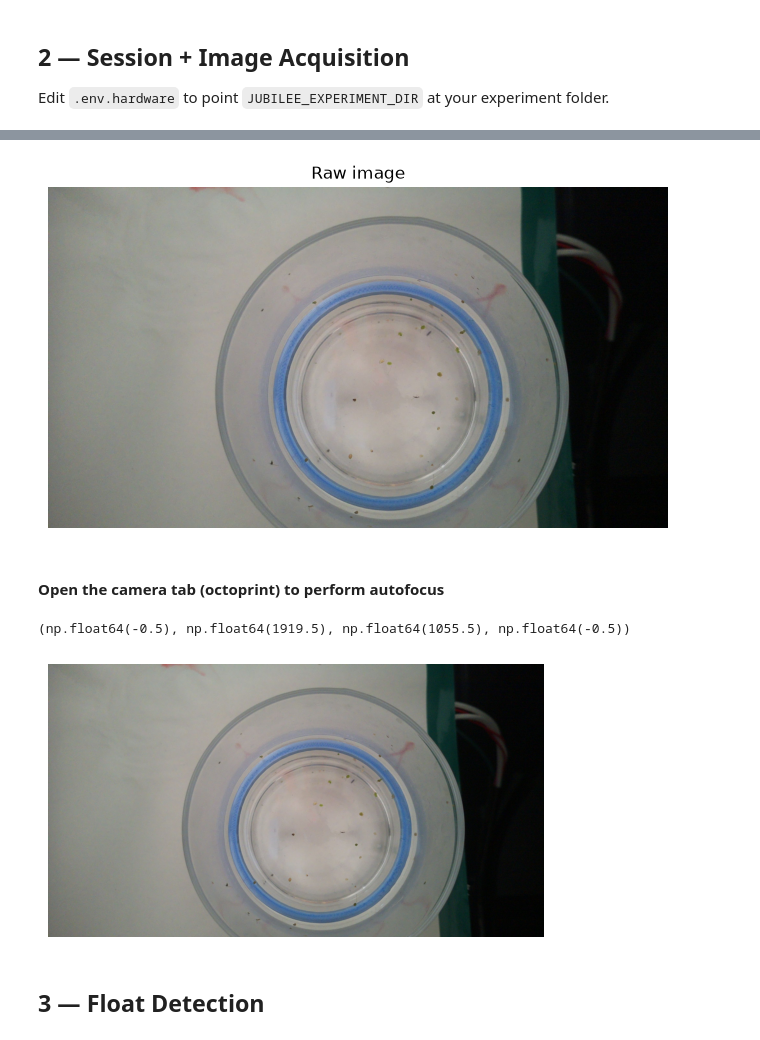
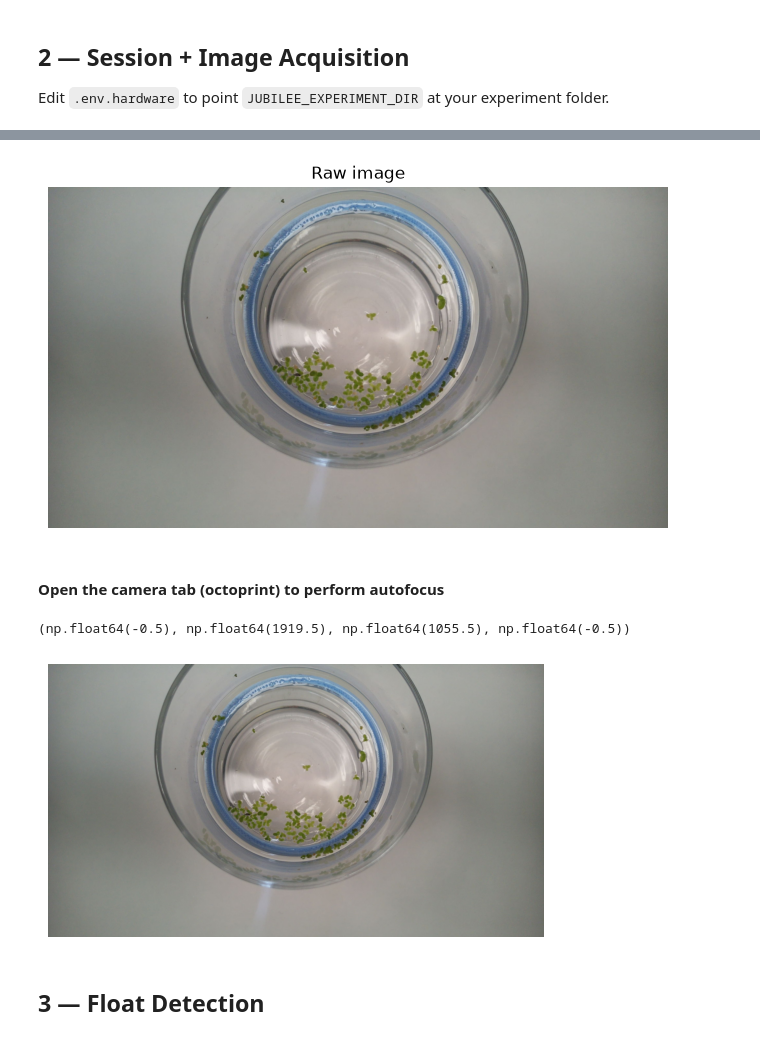
Before and after one commit to Jubilee-CSL/vision-duckweed-tracking, a Jupyter notebook: notebooks/test_pipeline.ipynb, the cells around one changed output, grey strips where cells are left out. Saved outputs shown, nothing was run; the diff lists cells and outputs as text; code cells hidden in the pictures.

```diff
--- a/notebooks/test_pipeline.ipynb
+++ b/notebooks/test_pipeline.ipynb
@@ -44,7 +44,7 @@ Edit `.env.hardware` to point `JUBILEE_EXPERIMENT_DIR` at your experiment folder
 # %%
 import time
 
-hardware = False
+hardware = True
 
 if hardware:
     env = ".env.hardware"
@@ -54,7 +54,8 @@ else:
 session = MachineSession.from_env(env)
 cam = session.camera
     # move camera to imaging position and capture
-X_DEPART, Y_DEPART, Z_DEPART = 20, 20,200#220.0, 80.0, 200.0
+X_DEPART, Y_DEPART, Z_DEPART = 150, 150, 200#220.0, 80.0, 200.0
+
 cam.move_to_get_image(X_DEPART, Y_DEPART, Z_DEPART)
 
 if hardware == False:
@@ -66,4 +71,9 @@ No plugin registered for tool 'no_offset_tool' in slot 2; using base Tool. Insta
 # %%
+
+cam.focus_mode("single")
+time.sleep(0.5)
+cam.trigger_focus()
+
 img = cam.get_image()
 show(img, "Raw image")
 # %% [output]
@@ -70,4 +88,4 @@ show(img, "Raw image")
-[figure, old version]
+[figure, new version]
 # %% [markdown]
 #### Open the camera tab (octoprint) to perform autofocus
 # %%
@@ -75,7 +93,7 @@ plt.imshow(img)
 plt.axis("off")
 # %% [output]
 (np.float64(-0.5), np.float64(1919.5), np.float64(1055.5), np.float64(-0.5))
-[figure, old version]
+[figure, new version]
 # %% [markdown]
 ## 3 — Float Detection
 # %%
```
Also changed, not shown: parts of 10 cells of this notebook, 7 other files.
